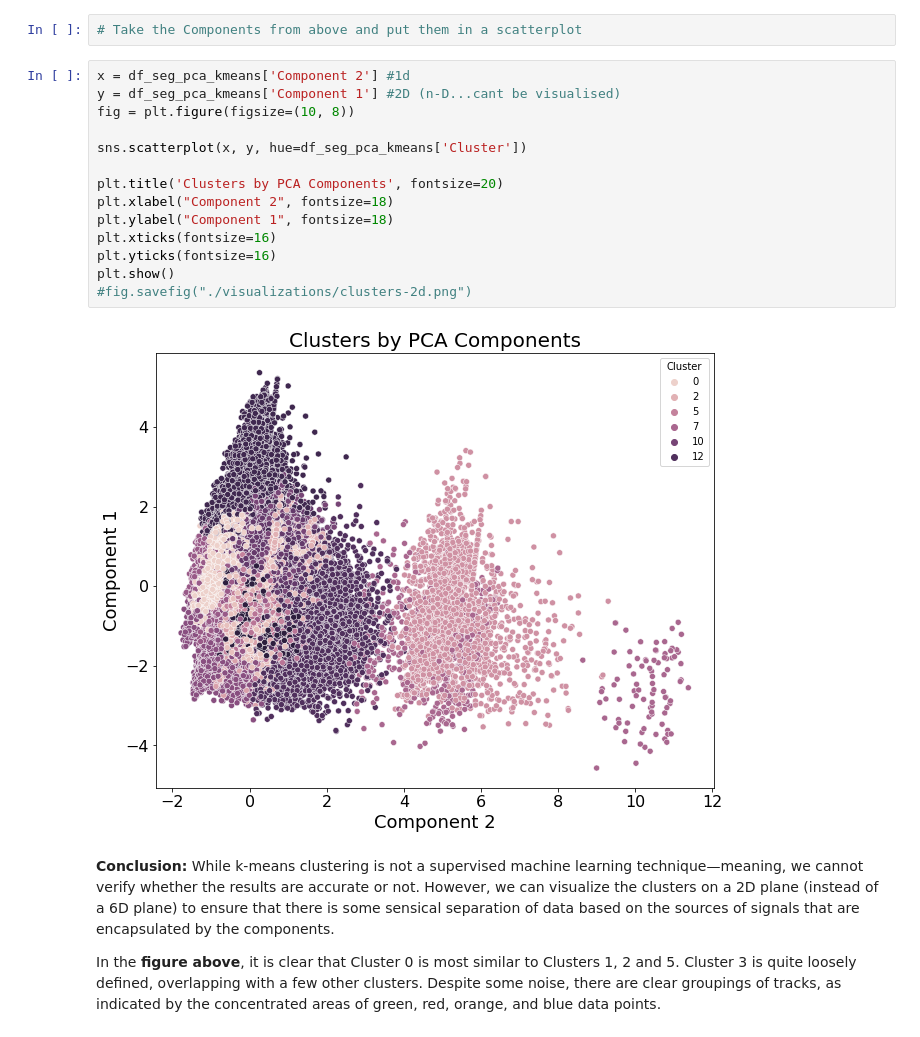
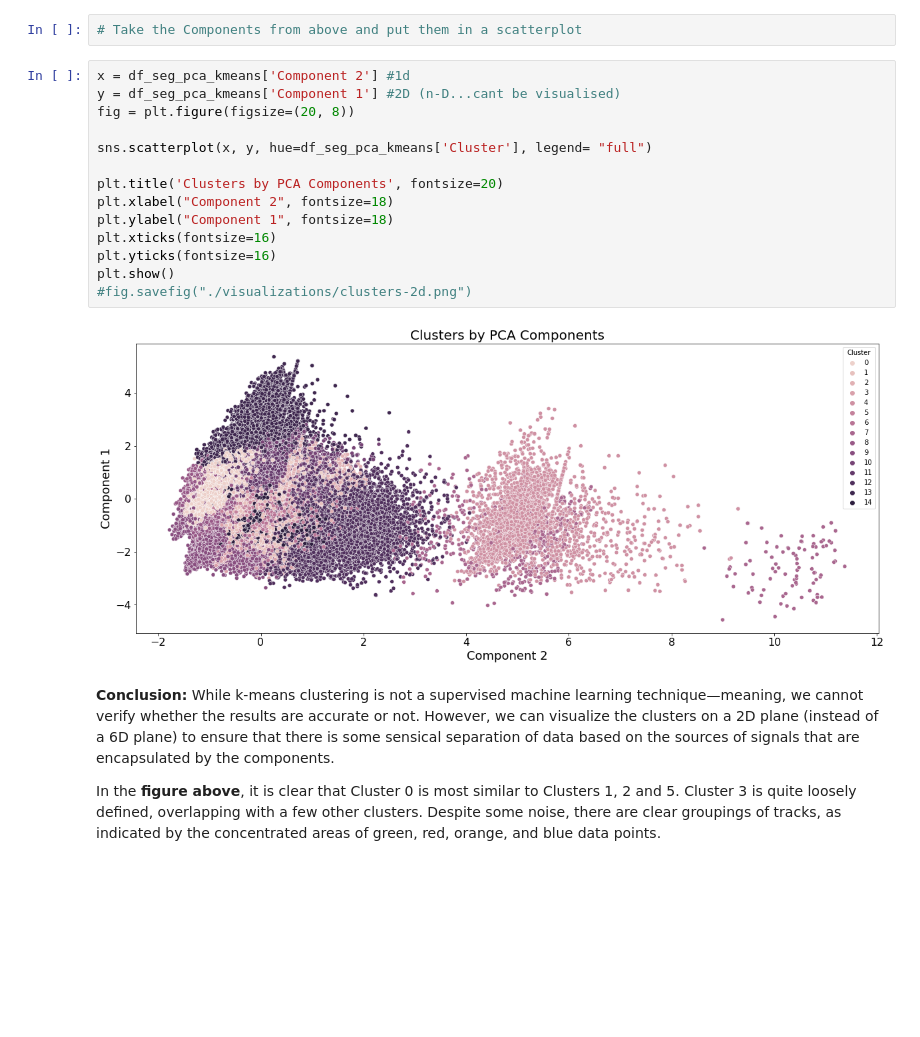
Before and after one commit to MontyPy1212/web_scraping_Marcus_Anne, a Jupyter notebook: Notebooks/Part_IV_KMeans.ipynb, the cells around one changed output. Cells and saved outputs as stored; diff of their text form; blank space fills up the shorter version.

```diff
--- a/Notebooks/Part_IV_KMeans.ipynb
+++ b/Notebooks/Part_IV_KMeans.ipynb
@@ -245,19 +290,19 @@ df_seg_pca_kmeans.head()
 # %%
 x = df_seg_pca_kmeans['Component 2'] #1d
 y = df_seg_pca_kmeans['Component 1'] #2D (n-D...cant be visualised)
-fig = plt.figure(figsize=(10, 8))
+fig = plt.figure(figsize=(20, 8))
 
-sns.scatterplot(x, y, hue=df_seg_pca_kmeans['Cluster'])
+sns.scatterplot(x, y, hue=df_seg_pca_kmeans['Cluster'], legend= "full")
 
 plt.title('Clusters by PCA Components', fontsize=20)
 plt.xlabel("Component 2", fontsize=18)
 plt.ylabel("Component 1", fontsize=18)
 plt.xticks(fontsize=16)
 plt.yticks(fontsize=16)
 plt.show()
 #fig.savefig("./visualizations/clusters-2d.png")
 # %% [output]
-[figure, old version]
+[figure, new version]
 # %% [markdown]
 **Conclusion:**
 While k-means clustering is not a supervised machine learning technique—meaning, we cannot verify whether the results are accurate or not.
```
Also changed, not shown: parts of 7 cells of this notebook, 11 other files.
